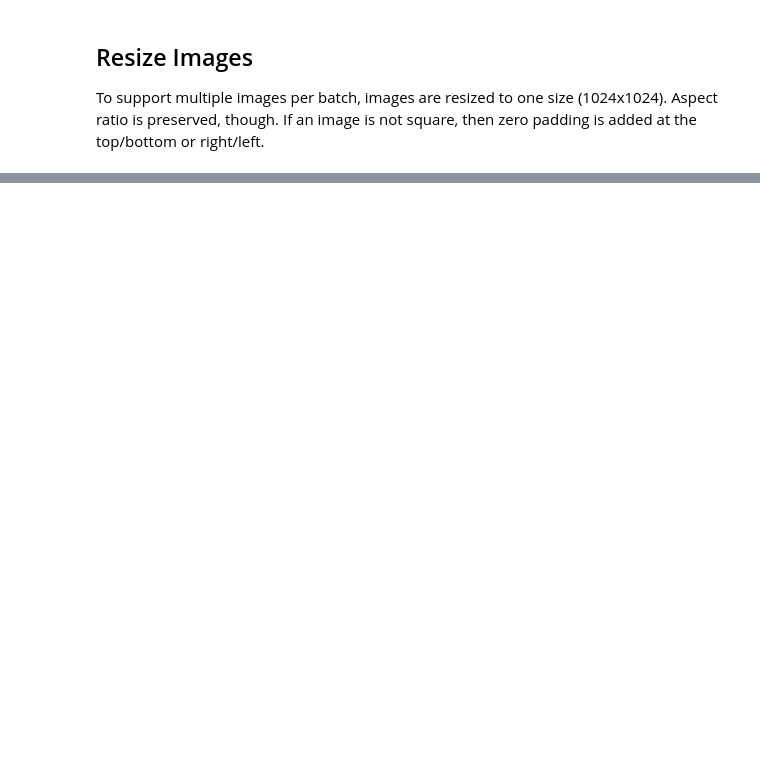
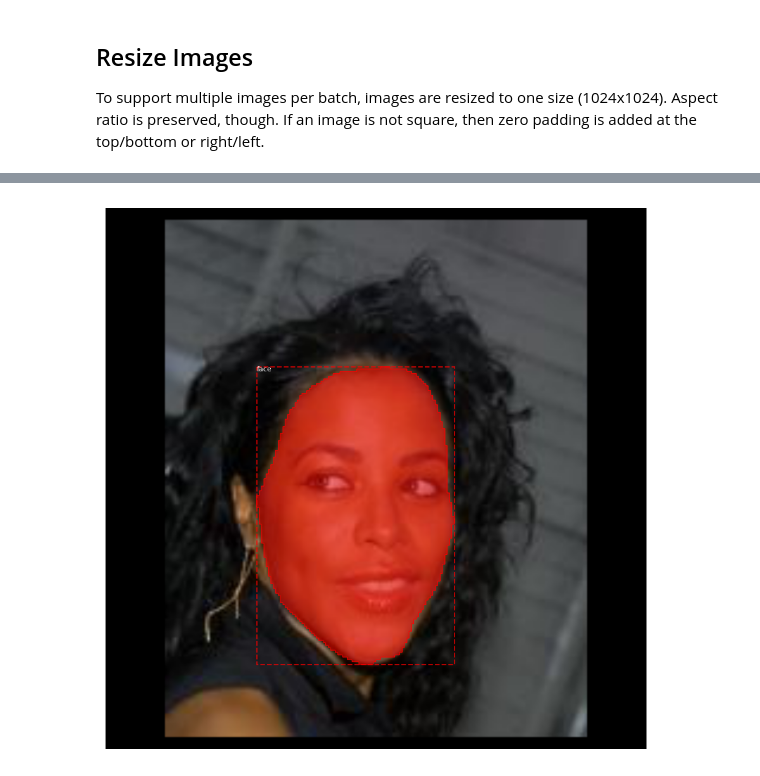
Before and after one commit to JhoLee/Mask_RCNN, a Jupyter notebook: samples/face/inspect_face_data.ipynb, the cells around one changed output, grey strips where cells are left out. Drawn from its saved outputs; the diff is of its cells as text; code cells hidden in the pictures; blank space fills up the shorter version.

```diff
--- a/samples/face/inspect_face_data.ipynb
+++ b/samples/face/inspect_face_data.ipynb
@@ -90,0 +180,4 @@ image = dataset.load_image(image_id)
+# %%
+visualize.display_instances(image, bbox, mask, class_ids, dataset.class_names)
+# %% [output]
+[figure, added]
```
Also changed, not shown: parts of 25 cells of this notebook, 1 other file.
